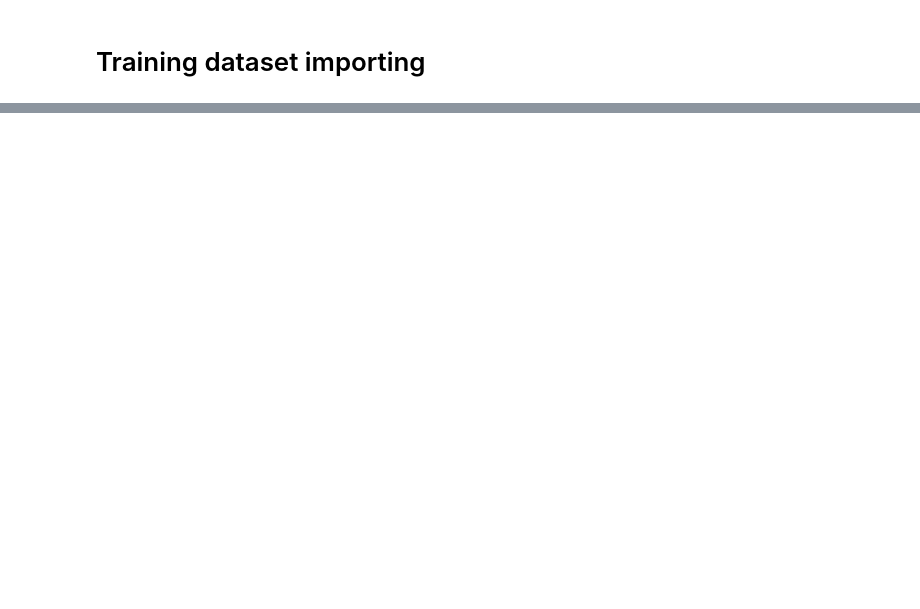
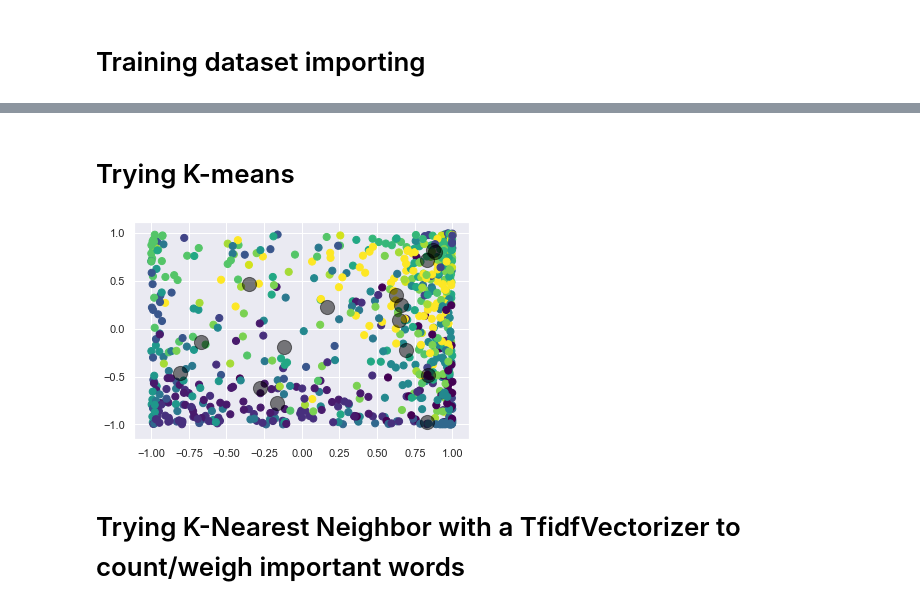
Before and after one commit to mashburnj/TAMU-Datathon-Bloomberg, a Jupyter notebook: Proto_aka_bunch_of_garbage.ipynb, the cells around one changed output, grey strips where cells are left out. Drawn from its saved outputs; the diff is of its cells as text; code cells hidden in the pictures; blank space fills up the shorter version.

Commit message:
Finally wrangled the dataset, implemented 3 different ML models to try
They were k-means, k-nearest neighbor, and unsupervised NN. Debating on Gaussian mixtures as well.

```diff
--- a/Proto_aka_bunch_of_garbage.ipynb
+++ b/Proto_aka_bunch_of_garbage.ipynb
@@ -36,0 +9,18 @@ print (cnn_samples1.head())
+# %%
+cnn_samples0 = pd.read_csv('cnn_samples-54b19b96f3c0775b116bad527df8c7b5.csv')
+#gov_samples = pd.read_csv('federal_samples-a586d0681e005629453435bea5b173eb.csv')
+print(cnn_samples0.head())
+#print(gov_samples.head())
+
+cnn_samples1 = np.fromstring((cnn_samples0.values[0,3]).replace('[','').replace(']',''), sep=',').reshape(1,512)
+
+for i in np.arange(1,np.shape(cnn_samples0)[0]):
+    temp = np.fromstring((cnn_samples0.values[i,3]).replace('[','').replace(']',''), sep=',').reshape(1,512)
+    cnn_samples1 = np.vstack([cnn_samples1, temp])
+
+print(cnn_samples1)
+
+cnn_samples = pd.DataFrame(cnn_samples1, index = cnn_samples0['text'])
+
+print(cnn_samples.head())
+print('table size ', np.shape(cnn_samples))
@@ -36,0 +70,16 @@ print (cnn_samples1.head())
+# %% [markdown]
+# Trying K-means
+# %%
+from sklearn.cluster import KMeans
+kmeans = KMeans(n_clusters=16)
+kmeans.fit(cnn_samples)
+y_kmeans = kmeans.predict(cnn_samples)
+
+plt.scatter(cnn_samples.values[:, 0], cnn_samples.values[:, 1], c=y_kmeans, s=50, cmap='viridis')
+
+centers = kmeans.cluster_centers_
+plt.scatter(centers[:, 0], centers[:, 1], c='black', s=200, alpha=0.5);
+# %% [output]
+[figure, added]
+# %% [markdown]
+# Trying K-Nearest Neighbor with a TfidfVectorizer to count/weigh important words
```
Also changed, not shown: parts of 9 cells of this notebook.
